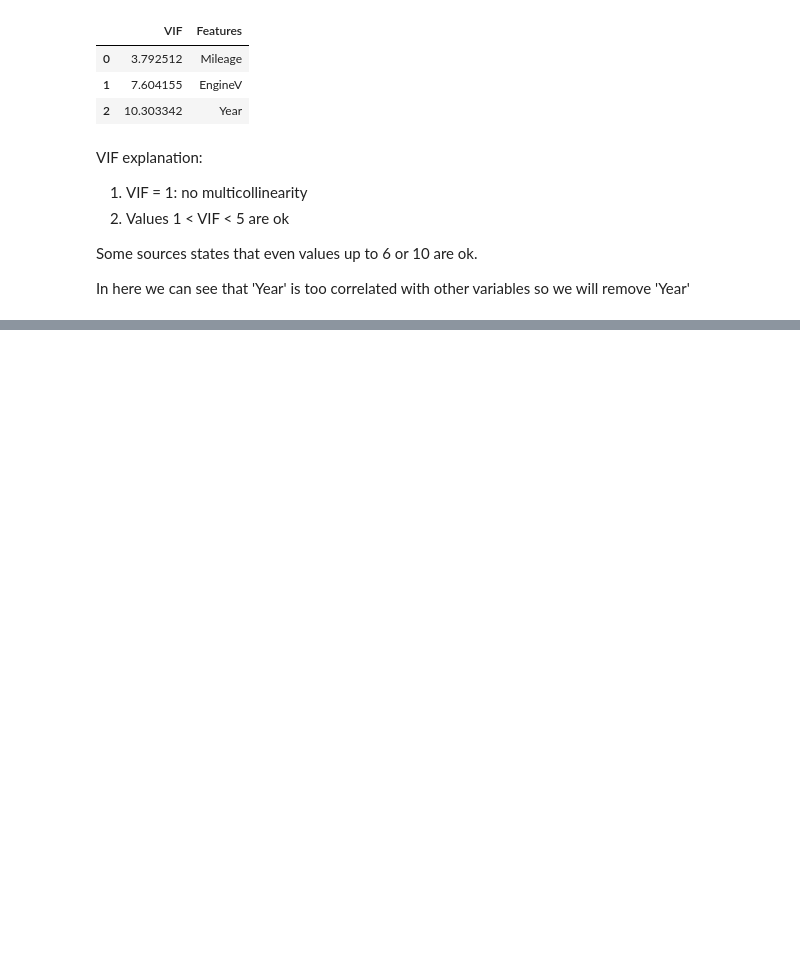
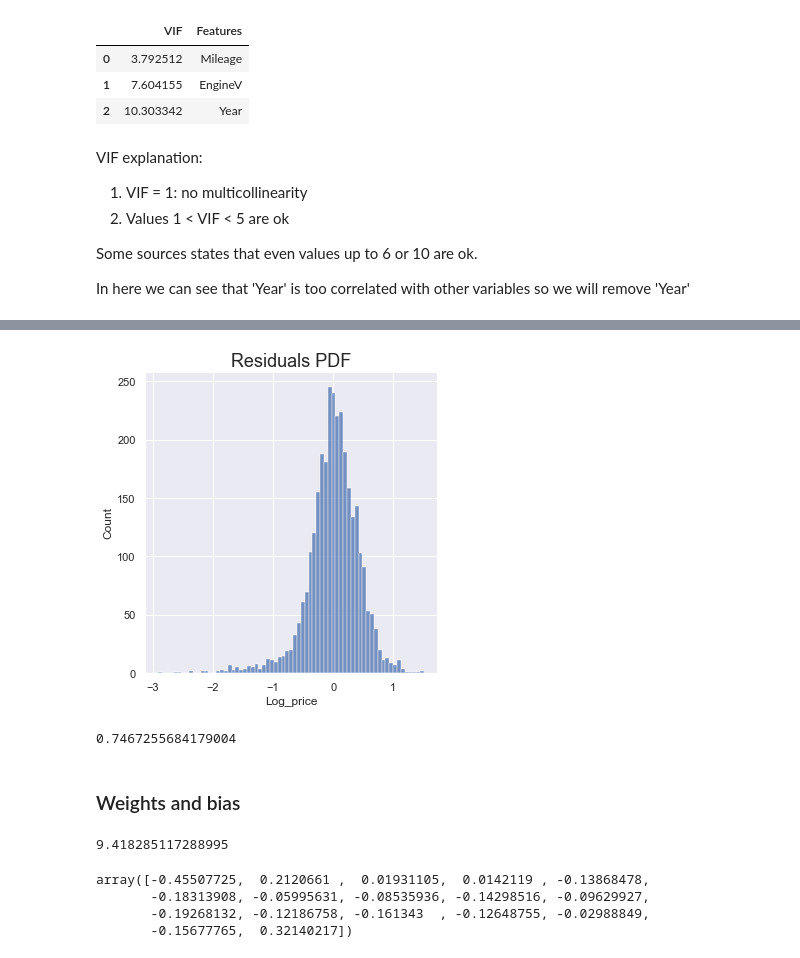
Before and after one commit to tomasz-urban/Jupyter, a Jupyter notebook: DS_bootcamp/linear_regression_sklearn/car_sales_example_project.ipynb, the cells around one changed output, grey strips where cells are left out. Saved outputs shown, nothing was run; the diff lists cells and outputs as text; code cells hidden in the pictures; blank space fills up the shorter version.

```diff
--- a/DS_bootcamp/linear_regression_sklearn/car_sales_example_project.ipynb
+++ b/DS_bootcamp/linear_regression_sklearn/car_sales_example_project.ipynb
@@ -352,0 +395,6 @@ data_preprocessed.head()
+# %%
+# Residual plot
+sns.displot(y_train - y_hat)
+plt.title("Residuals PDF", size=18);
+# %% [output]
+[figure, added]
@@ -352,0 +403,17 @@ data_preprocessed.head()
+# %%
+model.score(x_train, y_train)
+# %% [output]
+0.7467255684179004
+# %% [markdown]
+### Weights and bias
+# %%
+model.intercept_
+# %% [output]
+9.418285117288995
+# %%
+model.coef_
+# %% [output]
+array([-0.45507725,  0.2120661 ,  0.01931105,  0.0142119 , -0.13868478,
+       -0.18313908, -0.05995631, -0.08535936, -0.14298516, -0.09629927,
+       -0.19268132, -0.12186758, -0.161343  , -0.12648755, -0.02988849,
+       -0.15677765,  0.32140217])
```
Also changed, not shown: parts of 32 cells of this notebook.
